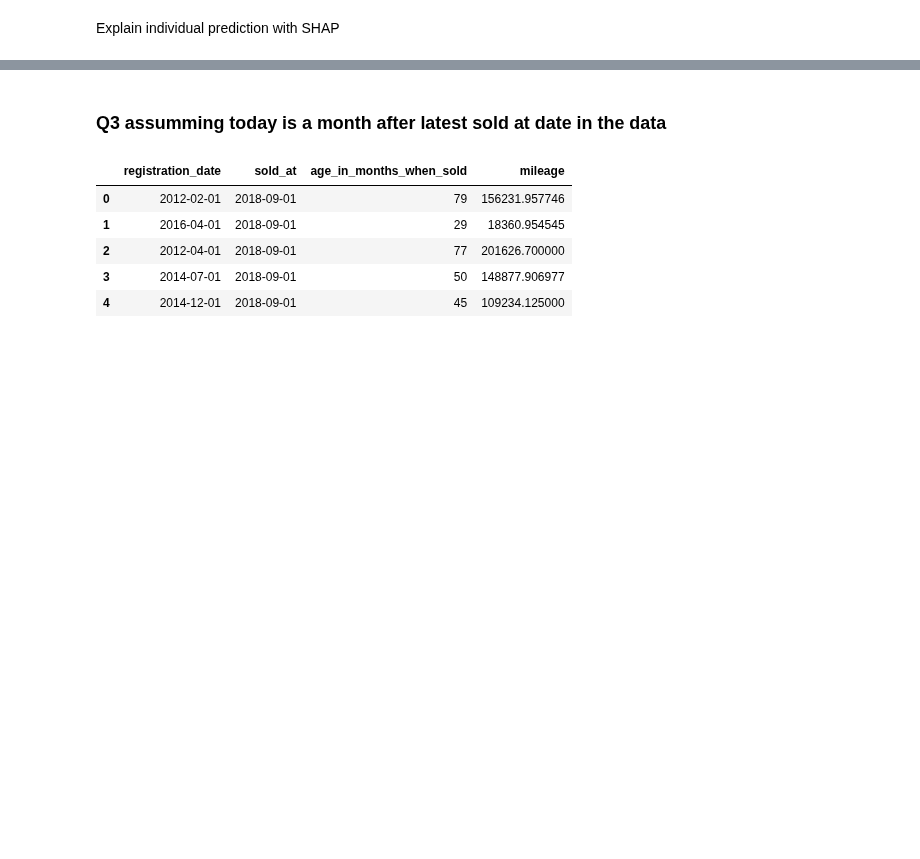
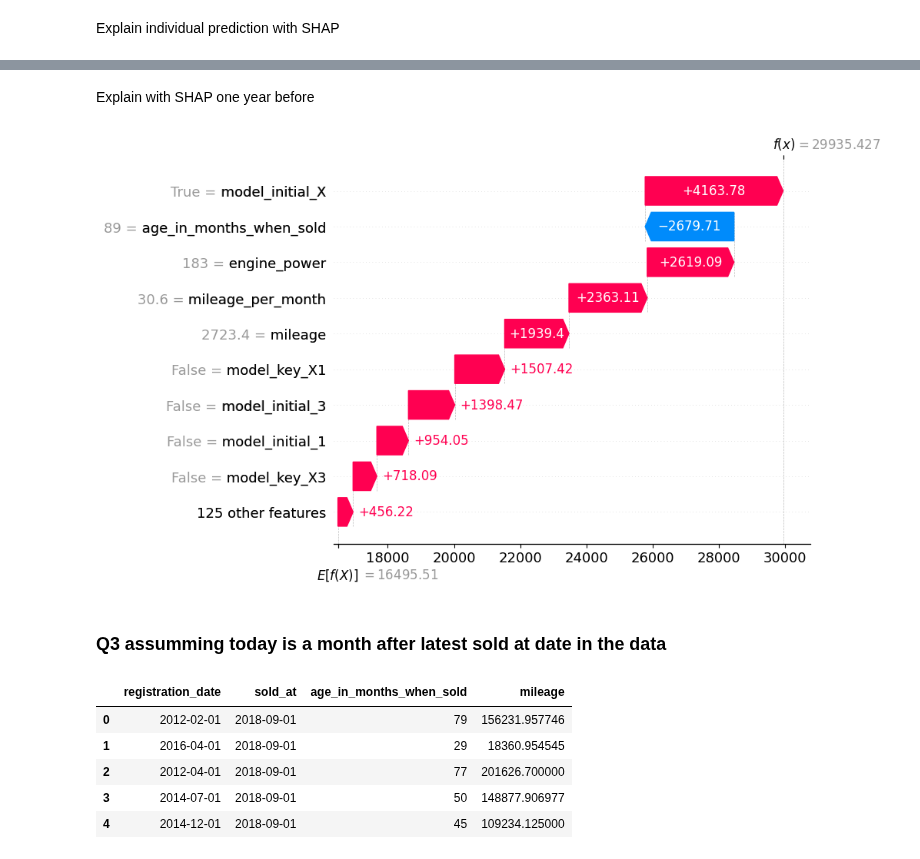
Before and after one commit to camontanezp/cars-price, a Jupyter notebook: notebooks/09_answer_questions.ipynb, the cells around one changed output, grey strips where cells are left out. Drawn from its saved outputs; the diff is of its cells as text; code cells hidden in the pictures; blank space fills up the shorter version.

Commit message:
Rerun to remove plots bug

```diff
--- a/notebooks/09_answer_questions.ipynb
+++ b/notebooks/09_answer_questions.ipynb
@@ -409,3 +375,15 @@ plot_shap_waterfall_for_car_sample(metadata, explainer, X_q3_for_shap, car_index
+# %% [markdown]
+Explain with SHAP one year before
+# %%
+# Remove 1 year changes
+X_q3['age_in_months_when_sold'] = X_q3['age_in_months_when_sold'] - 12
+X_q3['mileage'] = X_q3['mileage'] - 12 * data_q3['mileage_per_month']
+# %%
+X_q3_for_shap = X_q3[X.columns]
+# %%
+plot_shap_waterfall_for_car_sample(metadata, explainer, X_q3_for_shap, car_index)
+# %% [output]
+[figure, added]
 # %% [markdown]
 ### Q3 assumming today is a month after latest sold at date in the data
 # %%
```
Also changed, not shown: parts of 30 cells of this notebook, 2 other files.
